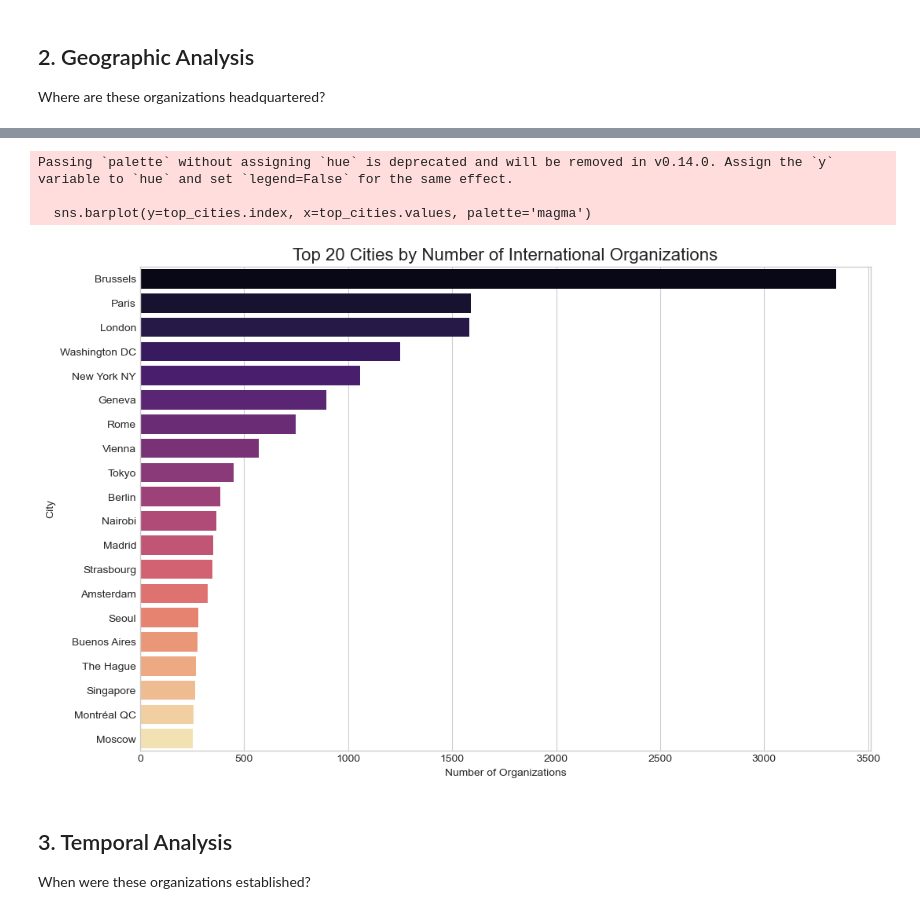
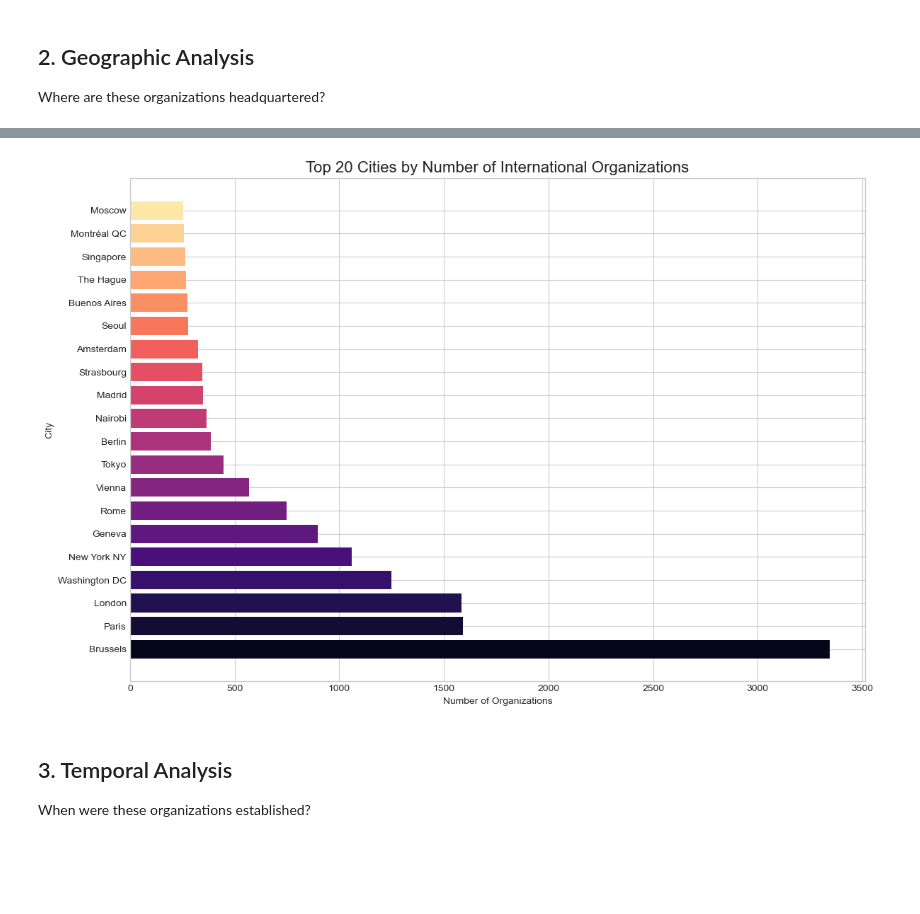
Before and after one commit to androidilicious/ybio-scraper, a Jupyter notebook: analysis/analysis.ipynb, the cells around one changed output, grey strips where cells are left out. Saved outputs shown, nothing was run; the diff lists cells and outputs as text; code cells hidden in the pictures; blank space fills up the shorter version.

```diff
--- a/analysis/analysis.ipynb
+++ b/analysis/analysis.ipynb
@@ -98,18 +98,16 @@ Passing `palette` without assigning `hue` is deprecated and will be removed in v
 # %%
-# Top 20 Cities
 top_cities = df['City'].value_counts().head(20)
+colors = sns.color_palette('magma', n_colors=len(top_cities))
 
-plt.figure(figsize=(12, 8))
-sns.barplot(y=top_cities.index, x=top_cities.values, hue=top_cities.index, palette='magma', legend=False)
-plt.title('Top 20 Cities by Number of International Organizations', fontsize=16)
-plt.xlabel('Number of Organizations')
-plt.ylabel('City')
+fig, ax = plt.subplots(figsize=(12, 8))
+ax.barh(top_cities.index, top_cities.values, color=colors)
+ax.set_title('Top 20 Cities by Number of International Organizations', fontsize=16)
+ax.set_xlabel('Number of Organizations')
+ax.set_ylabel('City')
+plt.tight_layout()
 plt.show()
 # %% [output]
-Passing `palette` without assigning `hue` is deprecated and will be removed in v0.14.0. Assign the `y` variable to `hue` and set `legend=False` for the same effect.
-
-  sns.barplot(y=top_cities.index, x=top_cities.values, palette='magma')
-[figure, old version]
+[figure, new version]
 # %% [markdown]
 ## 3. Temporal Analysis
 When were these organizations established?
```
Also changed, not shown: parts of 6 cells of this notebook.
